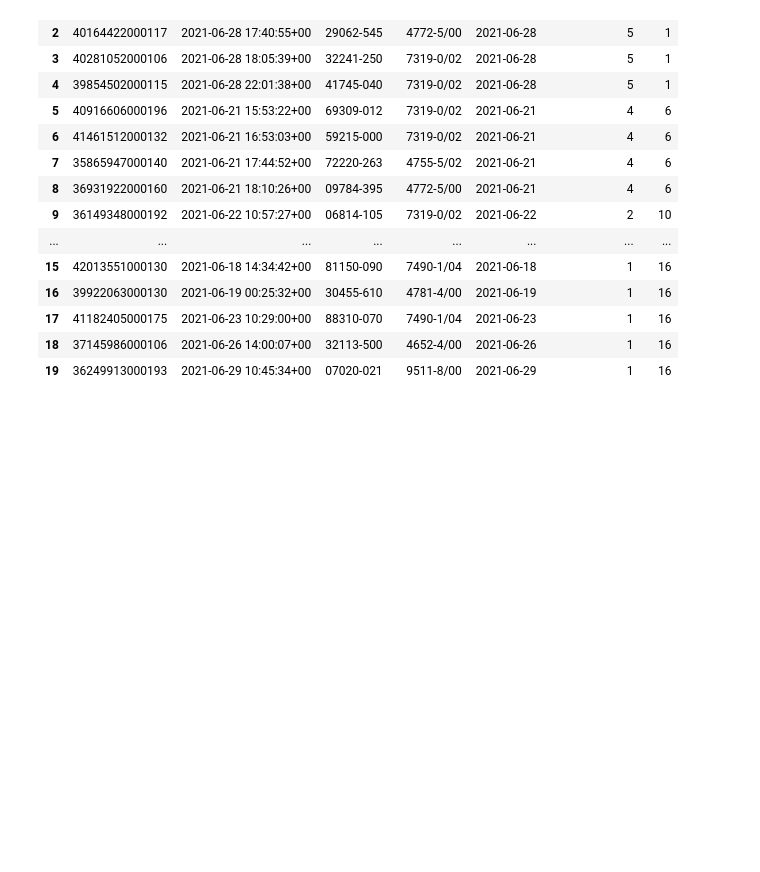
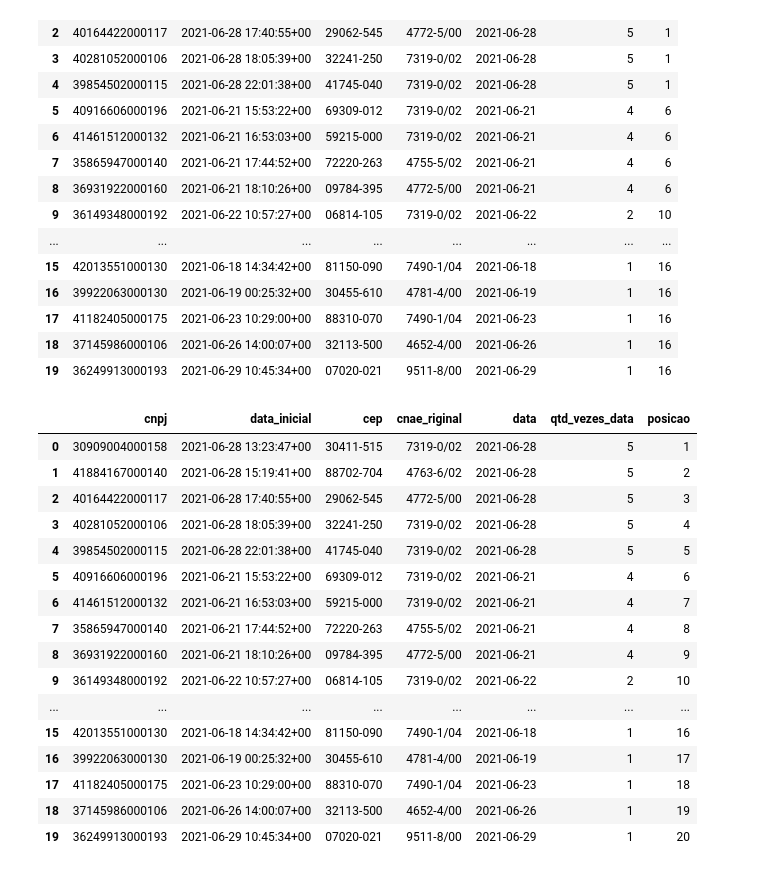
Before and after one commit to matheuscabral-appmax/teste-engenharia-dados, a Jupyter notebook: teste-engenharia.ipynb, the cells around one changed output. Cells and saved outputs as stored; diff of their text form; code cells hidden in the pictures; blank space fills up the shorter version.

```diff
--- a/teste-engenharia.ipynb
+++ b/teste-engenharia.ipynb
@@ -223,3 +222,53 @@ conn.close()
 | 17 | 41182405000175 | 2021-06-23 10:29:00+00 | 88310-070 | 7490-1/04 | 2021-06-23 | 1 | 16 |
 | 18 | 37145986000106 | 2021-06-26 14:00:07+00 | 32113-500 | 4652-4/00 | 2021-06-26 | 1 | 16 |
 | 19 | 36249913000193 | 2021-06-29 10:45:34+00 | 07020-021 | 9511-8/00 | 2021-06-29 | 1 | 16 |
+# %%
+#Outro possibilidade é utilizar a função ROW_NUMBER() para adicionar um índice a cada linha
+
+df_ordenado2 = pd.read_sql_query("""
+WITH contagem as (
+
+    SELECT
+
+        data,
+        COUNT(data) as contagem
+
+    FROM df_inicial
+
+    GROUP BY 1
+)
+    SELECT
+
+        emp.cnpj,
+        emp.data_inicial,
+        emp.cep,
+        emp.cnae_riginal,
+        emp.data,
+        ct.contagem as qtd_vezes_data,
+        ROW_NUMBER() OVER (ORDER BY ct.contagem DESC) AS posicao
+
+    FROM df_inicial as emp
+        LEFT JOIN contagem as ct on ct.data = emp.data
+
+""", conn)
+
+display(df_ordenado2) #Por fim será demonstrado a query desenvolvida e sua eficácia
+conn.close()
+# %% [output]
+|  | cnpj | data_inicial | cep | cnae_riginal | data | qtd_vezes_data | posicao |
+| 0 | 30909004000158 | 2021-06-28 13:23:47+00 | 30411-515 | 7319-0/02 | 2021-06-28 | 5 | 1 |
+| 1 | 41884167000140 | 2021-06-28 15:19:41+00 | 88702-704 | 4763-6/02 | 2021-06-28 | 5 | 2 |
+| 2 | 40164422000117 | 2021-06-28 17:40:55+00 | 29062-545 | 4772-5/00 | 2021-06-28 | 5 | 3 |
+| 3 | 40281052000106 | 2021-06-28 18:05:39+00 | 32241-250 | 7319-0/02 | 2021-06-28 | 5 | 4 |
+| 4 | 39854502000115 | 2021-06-28 22:01:38+00 | 41745-040 | 7319-0/02 | 2021-06-28 | 5 | 5 |
+| 5 | 40916606000196 | 2021-06-21 15:53:22+00 | 69309-012 | 7319-0/02 | 2021-06-21 | 4 | 6 |
+| 6 | 41461512000132 | 2021-06-21 16:53:03+00 | 59215-000 | 7319-0/02 | 2021-06-21 | 4 | 7 |
+| 7 | 35865947000140 | 2021-06-21 17:44:52+00 | 72220-263 | 4755-5/02 | 2021-06-21 | 4 | 8 |
+| 8 | 36931922000160 | 2021-06-21 18:10:26+00 | 09784-395 | 4772-5/00 | 2021-06-21 | 4 | 9 |
+| 9 | 36149348000192 | 2021-06-22 10:57:27+00 | 06814-105 | 7319-0/02 | 2021-06-22 | 2 | 10 |
+| ... | ... | ... | ... | ... | ... | ... | ... |
+| 15 | 42013551000130 | 2021-06-18 14:34:42+00 | 81150-090 | 7490-1/04 | 2021-06-18 | 1 | 16 |
+| 16 | 39922063000130 | 2021-06-19 00:25:32+00 | 30455-610 | 4781-4/00 | 2021-06-19 | 1 | 17 |
+| 17 | 41182405000175 | 2021-06-23 10:29:00+00 | 88310-070 | 7490-1/04 | 2021-06-23 | 1 | 18 |
+| 18 | 37145986000106 | 2021-06-26 14:00:07+00 | 32113-500 | 4652-4/00 | 2021-06-26 | 1 | 19 |
+| 19 | 36249913000193 | 2021-06-29 10:45:34+00 | 07020-021 | 9511-8/00 | 2021-06-29 | 1 | 20 |
```
Also changed, not shown: parts of 1 cell of this notebook, 1 other file.
